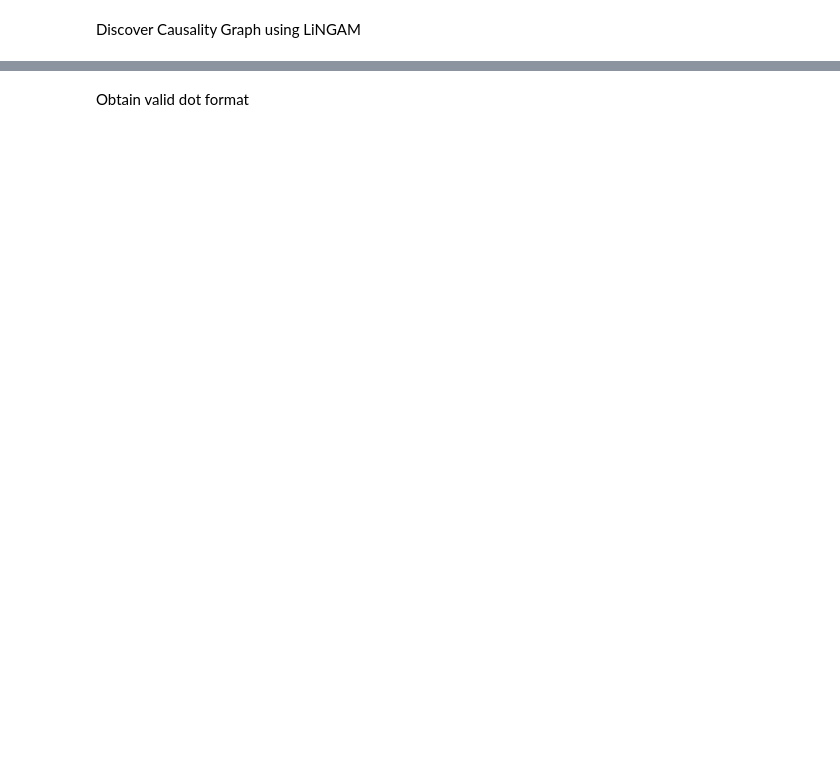
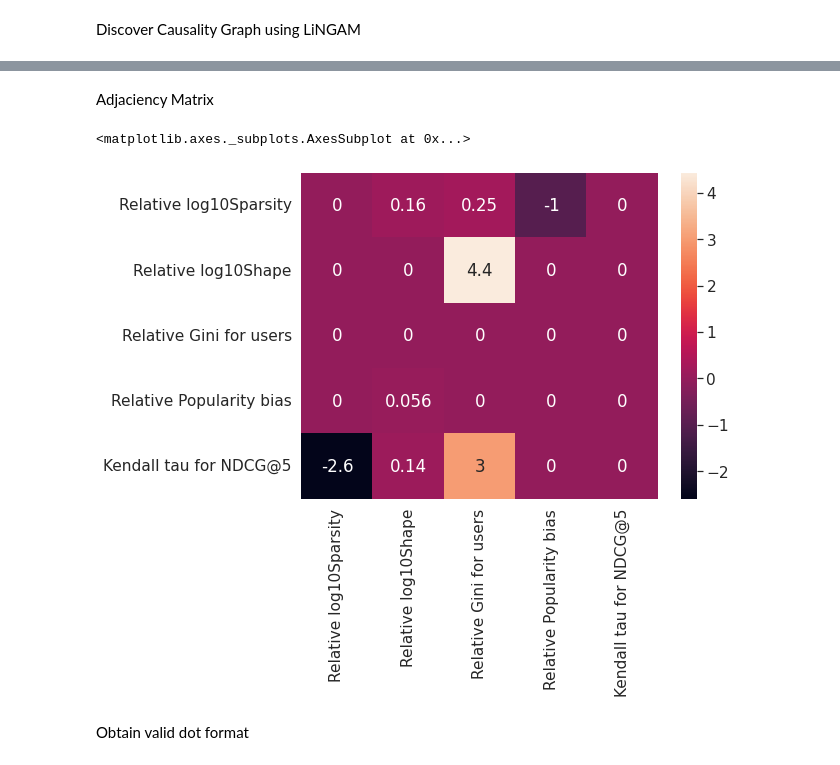
Before and after one commit to GianvitoC/Causal_Fairness, a Jupyter notebook: CausalDiscoveryRecSys.ipynb, the cells around one changed output, grey strips where cells are left out. Drawn from its saved outputs; the diff is of its cells as text; code cells hidden in the pictures; blank space fills up the shorter version.

```diff
--- a/CausalDiscoveryRecSys.ipynb
+++ b/CausalDiscoveryRecSys.ipynb
@@ -204,0 +221,8 @@ plt.savefig('/drive/My Drive/Colab Notebooks/dataset.png')
+# %%
+prior_knowledge = make_prior_knowledge(
+    n_variables=5,
+    sink_variables=[4],
+    #n_variables=6,
+    #sink_variables=[5],
+)
+make_prior_knowledge_graph(prior_knowledge)
@@ -234,6 +260,17 @@ model.fit(X, y, **kwargs)
 Set parameter alpha to: original_alpha * np.sqrt(n_samples).
   FutureWarning,
 [drawing not drawn]
+# %% [markdown]
+Adjaciency Matrix
+# %%
+df_adj_matrix = pd.DataFrame(adj_matrix, index=df.columns, columns=df.columns)
+fig, ax = plt.subplots()
+fig.set_size_inches(8, 6)
+sns.set(font_scale=1.4)
+sns.heatmap(df_adj_matrix, annot=True)
+# %% [output]
+<matplotlib.axes._subplots.AxesSubplot at 0x...>
+[figure, added]
 # %% [markdown]
 Obtain valid dot format
 # %%
```
Also changed, not shown: parts of 25 cells of this notebook.
